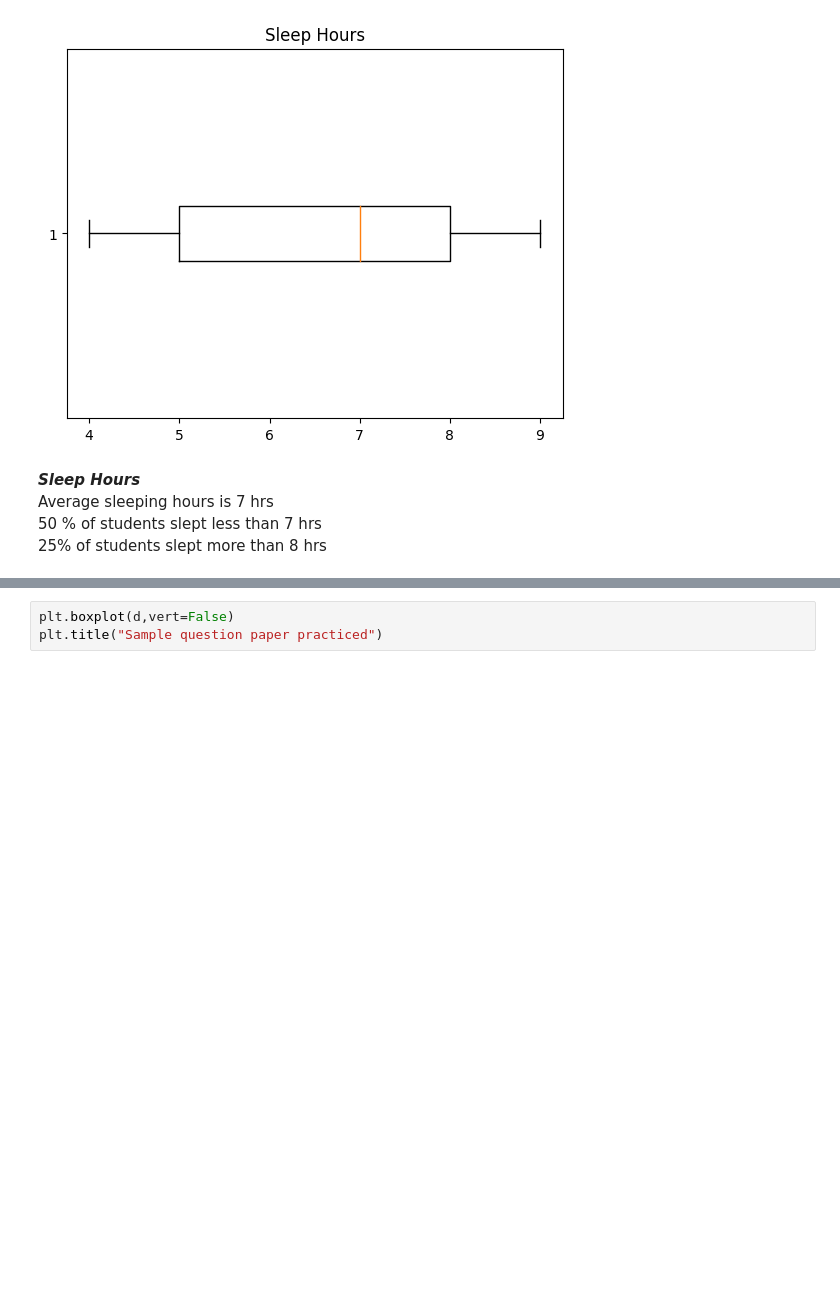
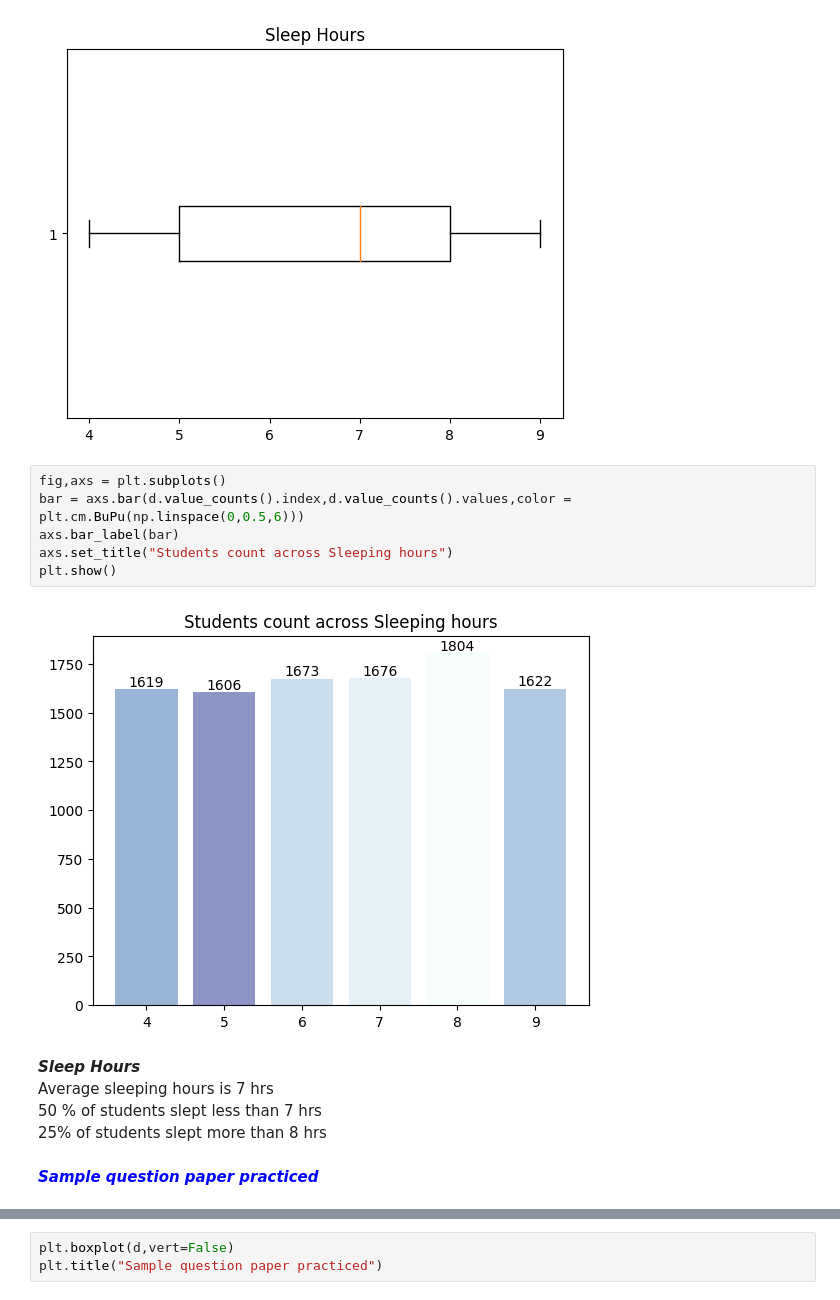
Before and after one commit to Deephika94/Linear-Regression, a Jupyter notebook: student-performance-linear-regression.ipynb, the cells around one changed output, grey strips where cells are left out. Cells and saved outputs as stored; diff of their text form; blank space fills up the shorter version.

```diff
--- a/student-performance-linear-regression.ipynb
+++ b/student-performance-linear-regression.ipynb
@@ -148,11 +197,21 @@ plt.title("Sleep Hours")
 # %% [output]
 Text(0.5, 1.0, 'Sleep Hours')
 [figure]
+# %%
+fig,axs = plt.subplots()
+bar = axs.bar(d.value_counts().index,d.value_counts().values,color = plt.cm.BuPu(np.linspace(0,0.5,6)))
+axs.bar_label(bar)
+axs.set_title("Students count across Sleeping hours")
+plt.show()
+# %% [output]
+[figure, added]
 # %% [markdown]
 ***Sleep Hours***
 Average sleeping hours is 7 hrs
 50 % of students slept less than 7 hrs
 25% of students slept more than 8 hrs
+# %% [markdown]
+<span style="color: blue;">***Sample question paper practiced***</span>
 # %%
 d = data.iloc[:,4]
 d.describe()
```
Also changed, not shown: parts of 23 cells of this notebook.
